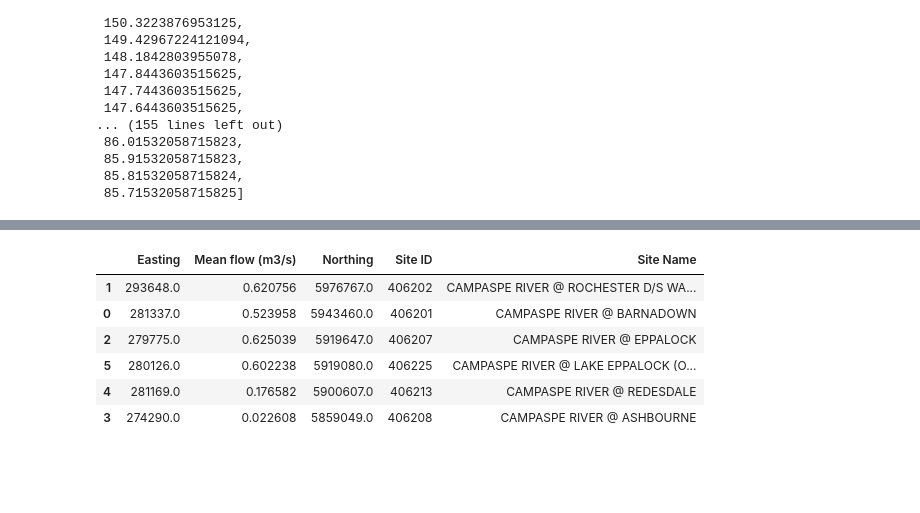
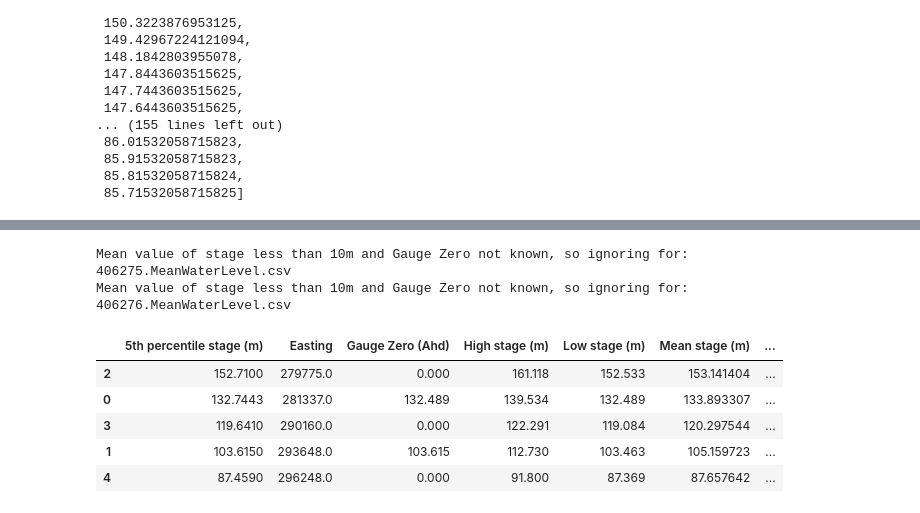
Before and after one commit to daniel-partington/CampaspeModel, a Jupyter notebook: CustomScripts/SFR2_build.ipynb, the cells around one changed output, grey strips where cells are left out. Drawn from its saved outputs; the diff is of its cells as text; code cells hidden in the pictures; blank space fills up the shorter version.

```diff
--- a/CustomScripts/SFR2_build.ipynb
+++ b/CustomScripts/SFR2_build.ipynb
@@ -884,15 +906,25 @@ def getFlow(path=None, start_date=None, end_date=None, summary=False, sites=None
 
     relevant_data = {'Site ID':[], 'Site Name':[], 'Easting':[], 'Northing':[], 'Mean flow (m3/s)':[], 'Max flow (m3/s)':[], '5th percentile flow (m3/s)':[], 'Min flow (m3/s)':[]}
 
+    processed_river_sites_ts = {}
+
     for index, flow_file in enumerate(flow_files):
         flow_file_df = pd.read_csv(os.path.join(path, flow_file), skiprows=2, index_col='Date', parse_dates=True, dayfirst=True)
         if start_date != None:
             flow_file_df = flow_file_df.ix[start_date:end_date]
         #end if
+
+        qual_codes_to_ignore = [8, 9, 21, 100, 101, 120, 149, 150, 151, 152,
+                                153, 154, 155, 156, 160, 161, 165, 180, 190,
+                                200, 201, 237, 250, 254, 255]
+        #qual_codes_to_include = [1, 2, 82]
+        flow_file_df.drop(flow_file_df[flow_file_df['Qual'].isin(qual_codes_to_ignore)].index, inplace=True)
+
         if flow_file_df.empty:
             continue
         #end if
-        flow_file_df = flow_file_df.fillna(0)
+
+        #flow_file_df = flow_file_df.fillna(0)
         if flow_file_df['Mean'].max() == 0:
             continue
         #end if
@@ -906,9 +938,12 @@ def getFlow(path=None, start_date=None, end_date=None, summary=False, sites=None
         relevant_data['Max flow (m3/s)'] += [flow_file_df['Mean'].max() * 1000. / 86400]
         relevant_data['Min flow (m3/s)'] += [flow_file_df['Mean'].min() * 1000. / 86400]
         relevant_data['5th percentile flow (m3/s)'] += [flow_file_df['Mean'].quantile(q=0.05) * 1000. / 86400]
+
+
+        processed_river_sites_ts[flow_stations[index]] = flow_file_df
     # end for
 
     processed_river_sites = pd.DataFrame(relevant_data)
-    return processed_river_sites
+    return processed_river_sites, processed_river_sites_ts
 # %%
-flows = getFlow(sites=Campaspe['Site Id'].tolist())
+flows, flows_ts = getFlow(sites=Campaspe['Site Id'].tolist())
@@ -925,0 +950,18 @@ flows
+# %%
+#fig = plt.figure()
+#ax = fig.add_subplot(111)
+Months = ['Jan', 'Feb', 'Mar', 'Apr', 'May', 'Jun', 'Jul', 'Aug', 'Sep', 'Oct', 'Nov', 'Dec']
+colors = 'rgbc'
+
+for index, key in enumerate(flows_ts.keys()):
+    df_temp = flows_ts[key][flows_ts[key].index > datetime.datetime(2010,1,1)].resample('M').mean()
+    df_temp = pd.groupby(df_temp, by=[df_temp.index.month]).mean()
+    df_temp['Months'] = Months
+    ax = df_temp.plot(kind='bar', x='Months', y='Mean', style='.', color=colors[index], label=key, alpha=1.0) # ax=ax,
+    ax.set_ylabel("Flow (m$^3$/day)")
+    #ax.set_xlim(x_lim)
+    ax.set_ylim(0, 700)
+    #print(key, flows_ts[key].index[-1])
+#ax.set_ylim(0,100)
+#legend = ax.legend()
+#legend.remove()
@@ -931,10 +1095,14 @@ flows.sort_values('Northing', ascending=True).plot(kind='bar', x=['Site ID', 'Si
+# %%
+levels_ts, levels = getStage(sites=Campaspe['Site Id'].tolist())
+# %% [output]
+Mean value of stage less than 10m and Gauge Zero not known, so ignoring for:  406275.MeanWaterLevel.csv
+Mean value of stage less than 10m and Gauge Zero not known, so ignoring for:  406276.MeanWaterLevel.csv
 # %%
-flows.sort_values('Northing', ascending=False)
+levels.sort_values('Northing')
 # %% [output]
-|  | Easting | Mean flow (m3/s) | Northing | Site ID | Site Name |
-| 1 | 293648.0 | 0.620756 | 5976767.0 | 406202 | CAMPASPE RIVER @ ROCHESTER D/S WA... |
-| 0 | 281337.0 | 0.523958 | 5943460.0 | 406201 | CAMPASPE RIVER @ BARNADOWN |
-| 2 | 279775.0 | 0.625039 | 5919647.0 | 406207 | CAMPASPE RIVER @ EPPALOCK |
-| 5 | 280126.0 | 0.602238 | 5919080.0 | 406225 | CAMPASPE RIVER @ LAKE EPPALOCK (O... |
-| 4 | 281169.0 | 0.176582 | 5900607.0 | 406213 | CAMPASPE RIVER @ REDESDALE |
-| 3 | 274290.0 | 0.022608 | 5859049.0 | 406208 | CAMPASPE RIVER @ ASHBOURNE |
+|  | 5th percentile stage (m) | Easting | Gauge Zero (Ahd) | High stage (m) | Low stage (m) | Mean stage (m) | ... |
+| 2 | 152.7100 | 279775.0 | 0.000 | 161.118 | 152.533 | 153.141404 | ... |
+| 0 | 132.7443 | 281337.0 | 132.489 | 139.534 | 132.489 | 133.893307 | ... |
+| 3 | 119.6410 | 290160.0 | 0.000 | 122.291 | 119.084 | 120.297544 | ... |
+| 1 | 103.6150 | 293648.0 | 103.615 | 112.730 | 103.463 | 105.159723 | ... |
+| 4 | 87.4590 | 296248.0 | 0.000 | 91.800 | 87.369 | 87.657642 | ... |
```
Also changed, not shown: parts of 38 cells of this notebook.
